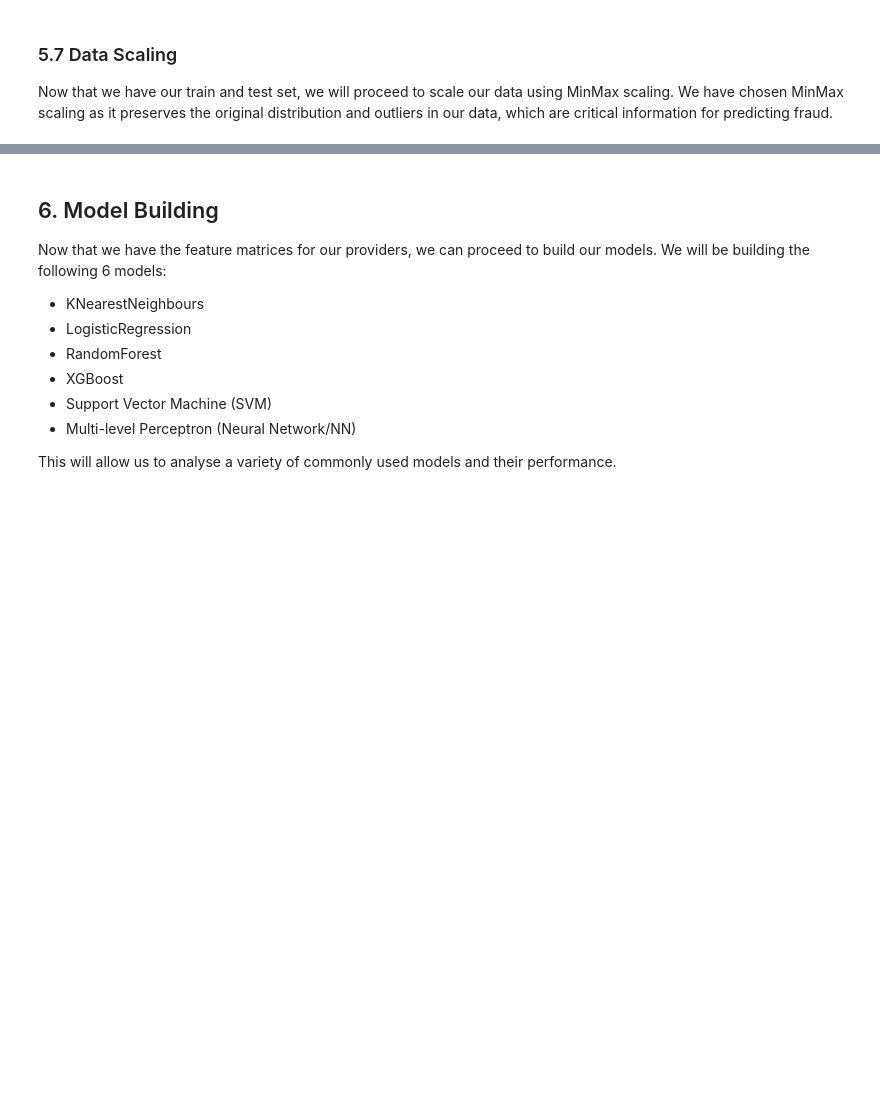
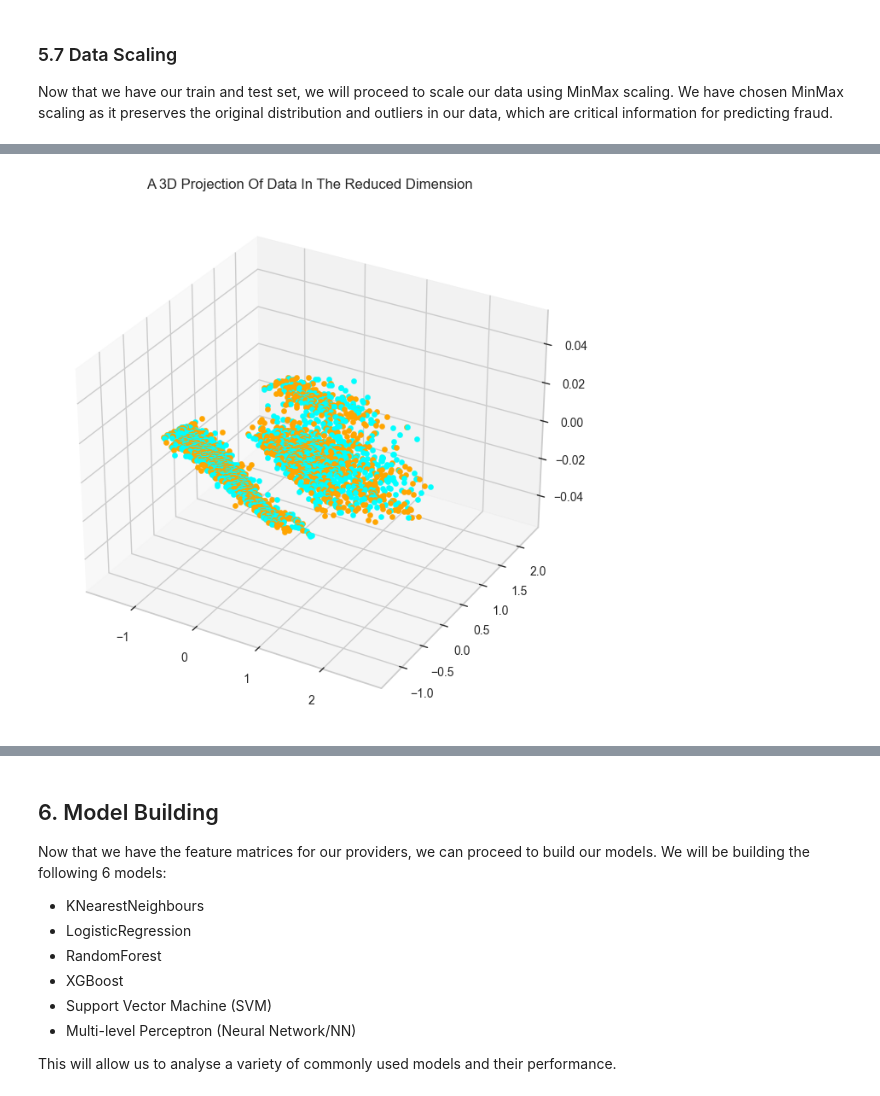
Before and after one commit to HiredOne/BT4012_G7, a Jupyter notebook: BT4012_Group_7_Medical_Provider_Fraud_Detection.ipynb, the cells around one changed output, grey strips where cells are left out. Saved outputs shown, nothing was run; the diff lists cells and outputs as text; code cells hidden in the pictures; blank space fills up the shorter version.

```diff
--- a/BT4012_Group_7_Medical_Provider_Fraud_Detection.ipynb
+++ b/BT4012_Group_7_Medical_Provider_Fraud_Detection.ipynb
@@ -1044,0 +1161,12 @@ X_test[cols_to_scale] = minmaxScaler.transform(X_test[cols_to_scale])
+# %%
+# Perform PCA with 2 components on the standard scaled dataset
+pca = PCA(n_components=3, random_state=0)
+pca.fit(X_train)
+
+# Create a DataFrame to store the PCA results
+PCA_ds = pd.DataFrame(pca.transform(X_train),
+                      columns=["col1", "col2", "col3"])
+
+# Display summary statistics of the PCA results
+PCA_summary = PCA_ds.describe().T
+print(PCA_summary)
@@ -1044,0 +1183,23 @@ X_test[cols_to_scale] = minmaxScaler.transform(X_test[cols_to_scale])
+# %%
+# Extract the PCA components
+x = PCA_ds["col1"]
+y = PCA_ds["col2"]
+
+# Define colors for the scatter plot
+colors = ["orange", "cyan"]
+
+# Create a 3D scatter plot
+fig = plt.figure(figsize=(10, 8))
+ax = fig.add_subplot(111, projection="3d")
+
+# Scatter plot with bright colors
+for i in range(len(x)):
+    ax.scatter(x[i], y[i], c=colors[i % len(colors)], marker="o")
+
+# Set the title
+ax.set_title("A 3D Projection Of Data In The Reduced Dimension")
+
+# Show the plot
+plt.show()
+# %% [output]
+[figure, added]
```
Also changed, not shown: parts of 281 cells of this notebook.
